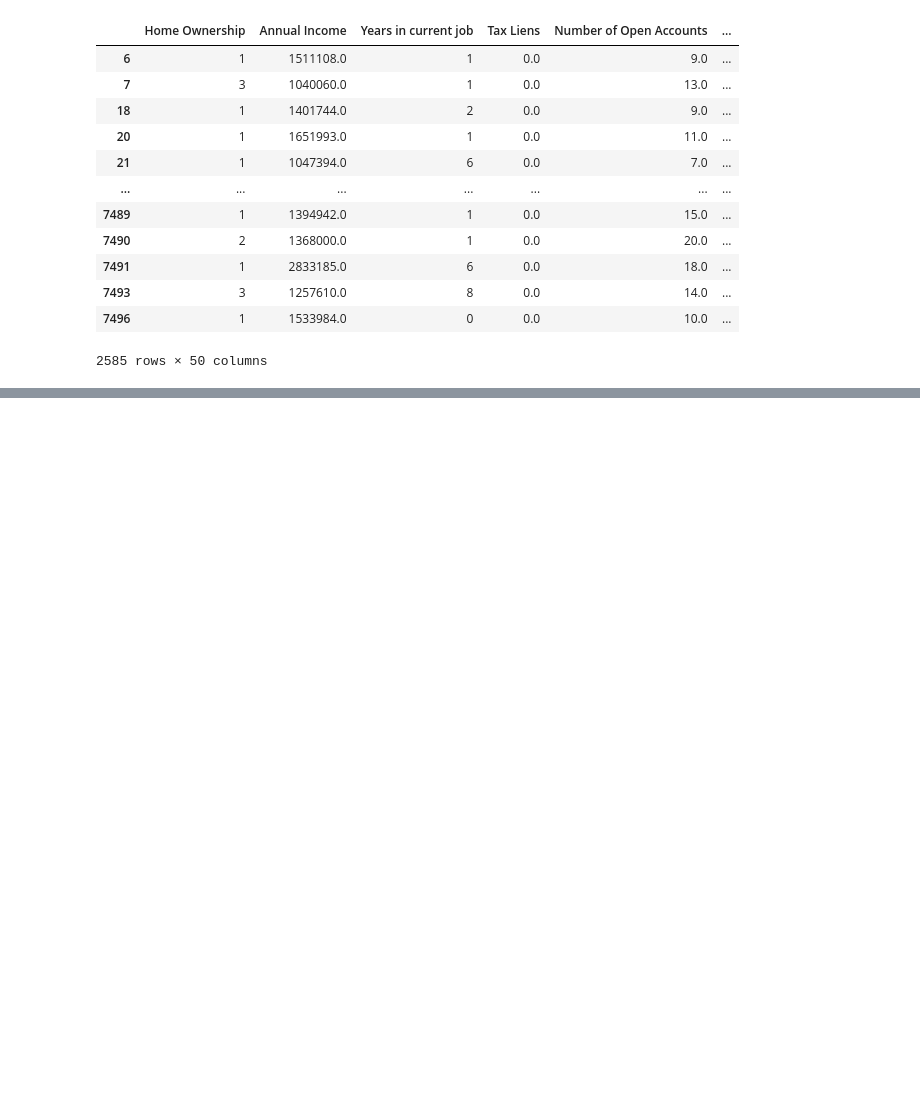
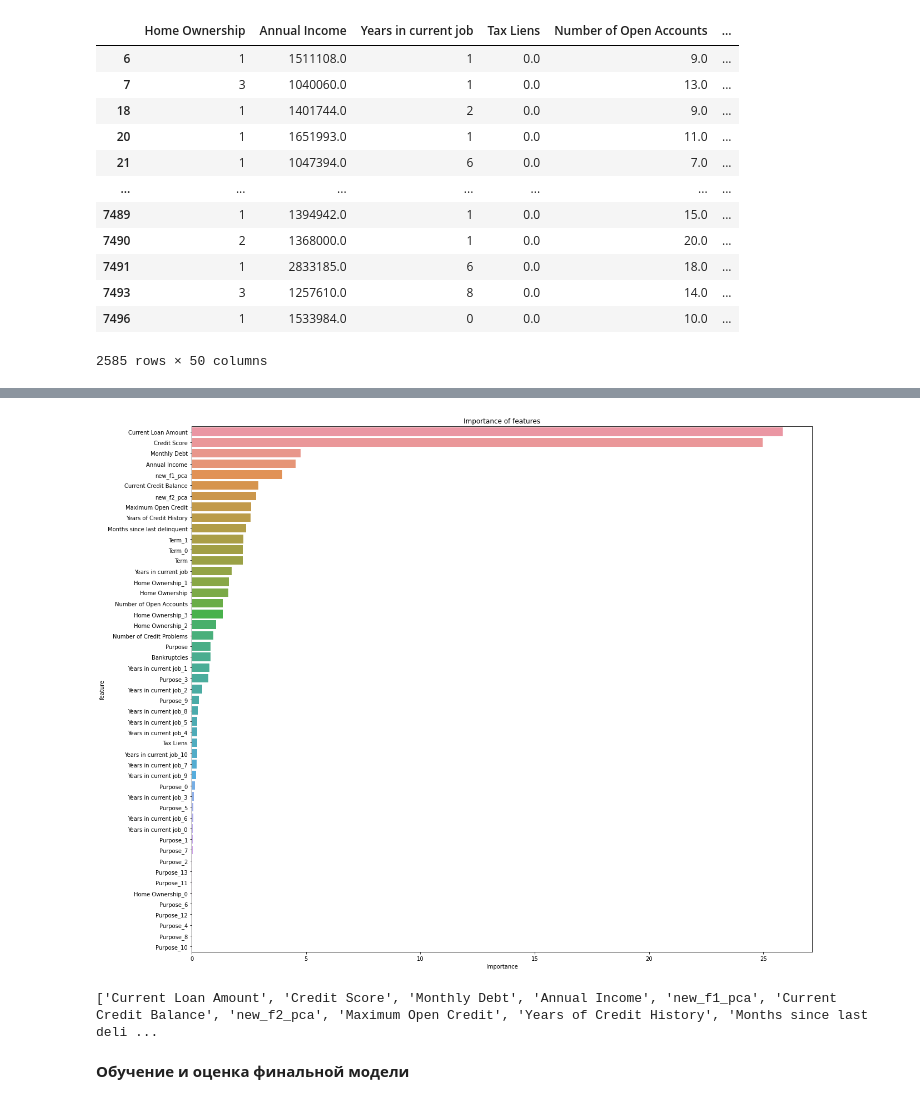
Before and after one commit to Arhio/GB-Python-Lib-Stage-2, a Jupyter notebook: Course_project/KuznetsovVV_solution.ipynb, the cells around one changed output, grey strips where cells are left out. Cells and saved outputs as stored; diff of their text form; code cells hidden in the pictures; blank space fills up the shorter version.

```diff
--- a/Course_project/KuznetsovVV_solution.ipynb
+++ b/Course_project/KuznetsovVV_solution.ipynb
@@ -574,0 +1213,25 @@ train_probe
+# %%
+# определение списка лучших признаков по модели
+def show_feature_importances(feature_names, feature_importances, get_top=None):
+    feature_importances = pd.DataFrame({'feature': feature_names, 'importance': feature_importances})
+    feature_importances = feature_importances.sort_values('importance', ascending=False)
+
+    plt.figure(figsize = (20, len(feature_importances) * 0.355))
+
+    sns.barplot(feature_importances['importance'], feature_importances['feature'])
+
+    plt.xlabel('Importance')
+    plt.title('Importance of features')
+    plt.show()
+
+    if get_top is not None:
+        return feature_importances['feature'][:get_top].tolist()
+# %%
+catb_m = catb.CatBoostClassifier(iterations=150, silent=True, class_weights=[1,3.5], eval_metric="F1",loss_function = "Logloss", colsample_bylevel=0.5, cat_features=CAT_FEATURE_NAMES, depth=10, l2_leaf_reg=10)
+
+catb_m.fit(cbX_train, y_train)
+
+y_train_pred = catb_m.predict(cbX_train)
+y_test_pred = catb_m.predict(cbX_test)
+print('ошибка cat = ',np.mean(np.abs(y_test_pred-y_test.astype(int)))*100,'%')
+get_classification_report(y_train, y_train_pred, y_test, y_test_pred)
@@ -574,0 +1256,8 @@ train_probe
+# %%
+important_features_top = show_feature_importances(cbX_train.columns, catb_m.feature_importances_, get_top=15)
+print(important_features_top)
+# %% [output]
+[figure, added]
+['Current Loan Amount', 'Credit Score', 'Monthly Debt', 'Annual Income', 'new_f1_pca', 'Current Credit Balance', 'new_f2_pca', 'Maximum Open Credit', 'Years of Credit History', 'Months since last deli ...
+# %% [markdown]
+**Обучение и оценка финальной модели**
```
Also changed, not shown: parts of 84 cells of this notebook.
